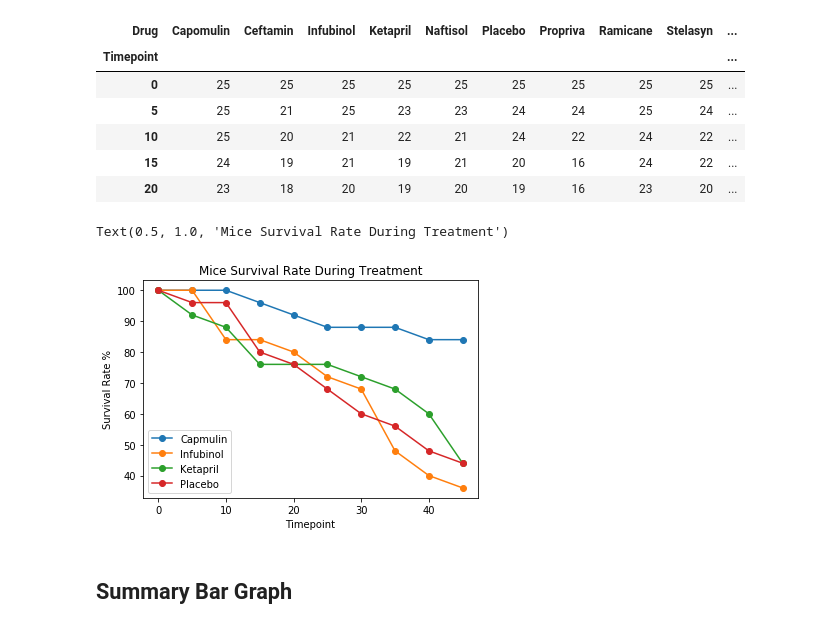
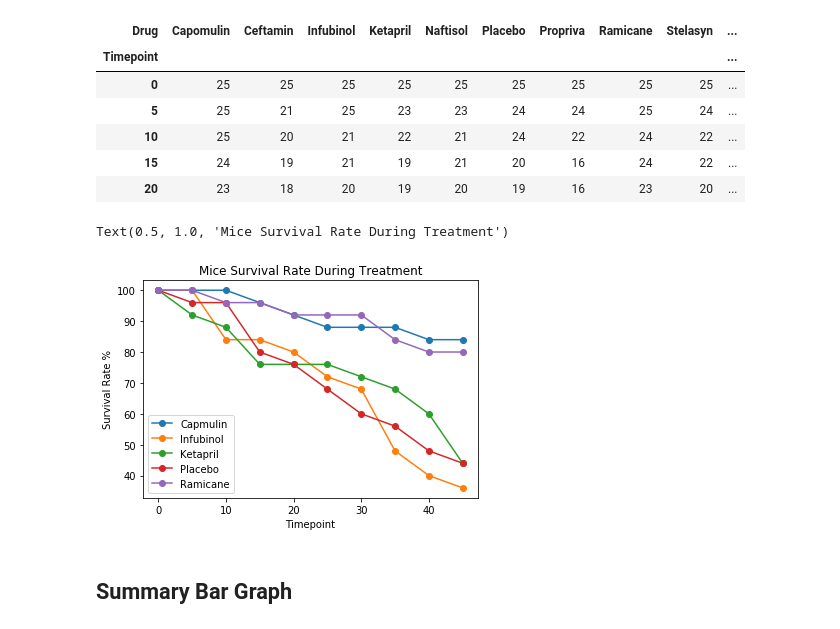
Before and after one commit to heyitstobes/matplotlib-challenge, a Jupyter notebook: matplotlib_challenge/Pymaceuticals/pymaceuticals_starter.ipynb, the cells around one changed output. Saved outputs shown, nothing was run; the diff lists cells and outputs as text; code cells hidden in the pictures.

```diff
--- a/matplotlib_challenge/Pymaceuticals/pymaceuticals_starter.ipynb
+++ b/matplotlib_challenge/Pymaceuticals/pymaceuticals_starter.ipynb
@@ -168,16 +170,16 @@ mouse_pivot.head()
 | 15 | 24 | 19 | 21 | 19 | 21 | 20 | 16 | 24 | 22 | ... |
 | 20 | 23 | 18 | 20 | 19 | 20 | 19 | 16 | 23 | 20 | ... |
 # %%
-perc = (mouse_pivot[['Capomulin','Infubinol','Ketapril','Placebo']]/25)*100
+perc = (mouse_pivot[['Capomulin','Infubinol','Ketapril','Placebo','Ramicane']]/25)*100
 # %%
 plt.plot(perc, marker='o')
-plt.legend(loc="best", labels=['Capmulin','Infubinol','Ketapril','Placebo'])
+plt.legend(loc="best", labels=['Capmulin','Infubinol','Ketapril','Placebo','Ramicane'])
 plt.xlabel("Timepoint")
 plt.ylabel("Survival Rate %")
 plt.title("Mice Survival Rate During Treatment")
 # %% [output]
 Text(0.5, 1.0, 'Mice Survival Rate During Treatment')
-[figure, old version]
+[figure, new version]
 # %% [markdown]
 ## Summary Bar Graph
 # %%
```
Also changed, not shown: parts of 2 cells of this notebook.
